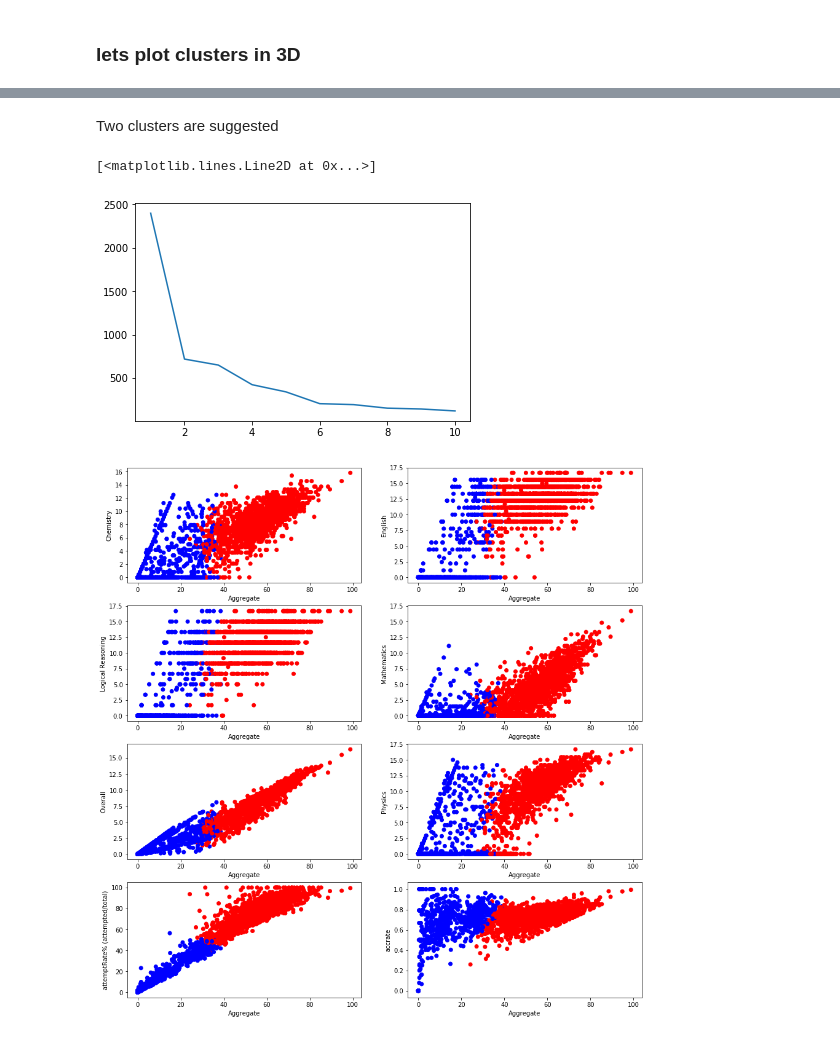
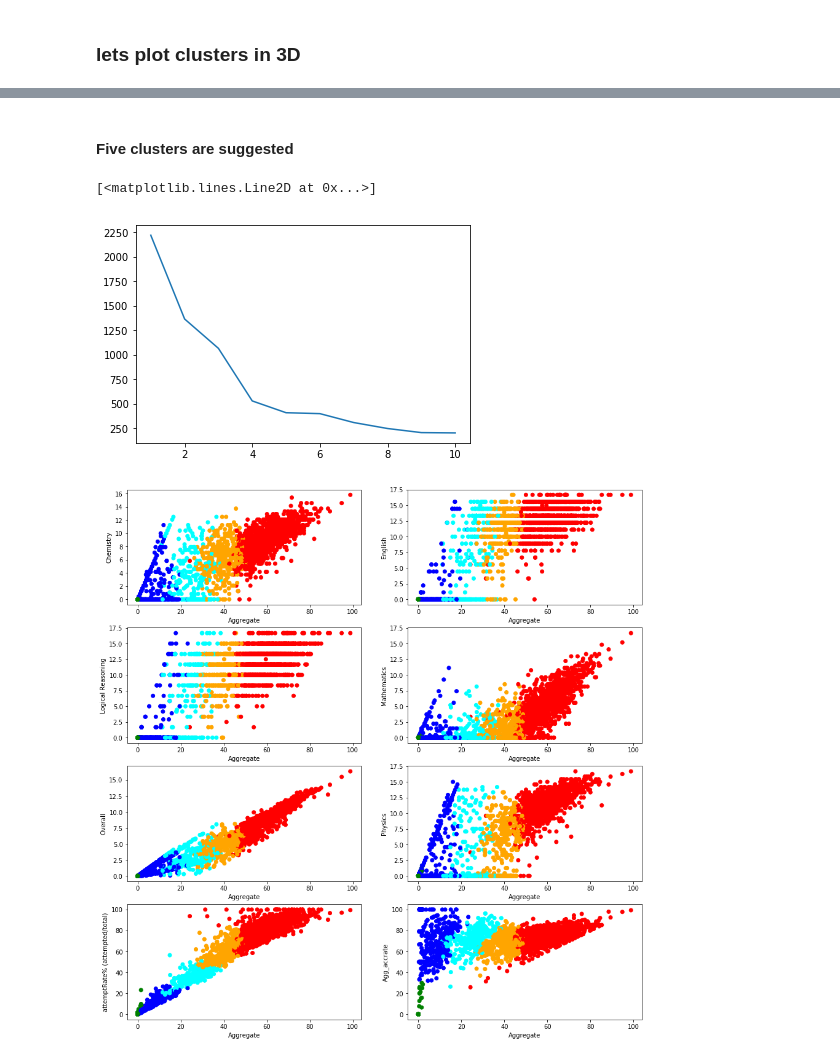
Before and after one commit to him4318/Algoscale, a Jupyter notebook: Algoscale.ipynb, the cells around one changed output, grey strips where cells are left out. Drawn from its saved outputs; the diff is of its cells as text; code cells hidden in the pictures.

```diff
--- a/Algoscale.ipynb
+++ b/Algoscale.ipynb
@@ -113,7 +113,7 @@ plt.figure(figsize=(15, 20))
 colors = {0:'red', 1:'blue', 2:'green', 3:'orange'}
 for i,col in enumerate(new.columns[:-2]):
     plt.subplot(5,2,i+1)
-    plt.scatter(new.Aggregate,new[col],c=new['color'].apply(lambda x: colors[x]))
+    plt.scatter(new.Aggregate,new[col],c=new['cluster'].apply(lambda x: colors[x]))
     plt.xlabel('Aggregate')
     plt.ylabel(col)
 # %% [output]
@@ -175,5 +169,5 @@ plot(principalDf['principal component 1'],principalDf['principal component 2'],p
 # %%
 ll = pd.concat([new,data.groupby(data.index)['attemptRate% (attempted/total)'].mean()],axis=1)
-ll.rename({'attemptRate% (attempted/total)': 'Agg_attempt_rate'})
+ll.rename({'attemptRate% (attempted/total)': 'Agg_attempt_rate'},inplace=True)
 # %%
 ll['Agg_accrate'] = ((ll.Aggregate*6) / (ll['attemptRate% (attempted/total)']*6)*100) #total accuracy rate for student
@@ -194,5 +188,5 @@ ll.replace([np.inf, -np.inf,np.NaN],0,inplace=True)
 # %% [markdown]
-Two clusters are suggested
+#### Five clusters are suggested
 # %%
 last = shc.linkage(ll.values, method='ward')[-10:, 2]
 last_rev = last[::-1]
@@ -200,19 +194,19 @@ idxs = np.arange(1, len(last) + 1)
 plt.plot(idxs, last_rev)
 # %% [output]
 [<matplotlib.lines.Line2D at 0x...>]
-[figure, old version]
+[figure, new version]
 # %%
-cluster = AgglomerativeClustering(n_clusters=2, affinity='euclidean', linkage='ward')
+cluster = AgglomerativeClustering(n_clusters=5, affinity='euclidean', linkage='ward')
 l2 = cluster.fit_predict(ll.values)
 # %%
-ll['color'] = l2
+ll['cluster'] = l2
 # %%
 plt.figure(figsize=(15, 20))
-colors = {0:'red', 1:'blue', 2:'green', 3:'orange'}
-for i,col in enumerate(ll.drop(['Aggregate','color'],axis=1).columns):
+colors = {0:'red', 1:'blue', 2:'green', 3:'orange',4:'cyan'}
+for i,col in enumerate(ll.drop(['Aggregate','cluster'],axis=1).columns):
     plt.subplot(5,2,i+1)
-    plt.scatter(ll.Aggregate,ll[col],c=ll['color'].apply(lambda x: colors[x]))
+    plt.scatter(ll.Aggregate,ll[col],c=ll['cluster'].apply(lambda x: colors[x]))
     plt.xlabel('Aggregate')
     plt.ylabel(col)
 # %% [output]
-[figure, old version]
+[figure, new version]
```
Also changed, not shown: parts of 15 cells of this notebook, 1 other file.
